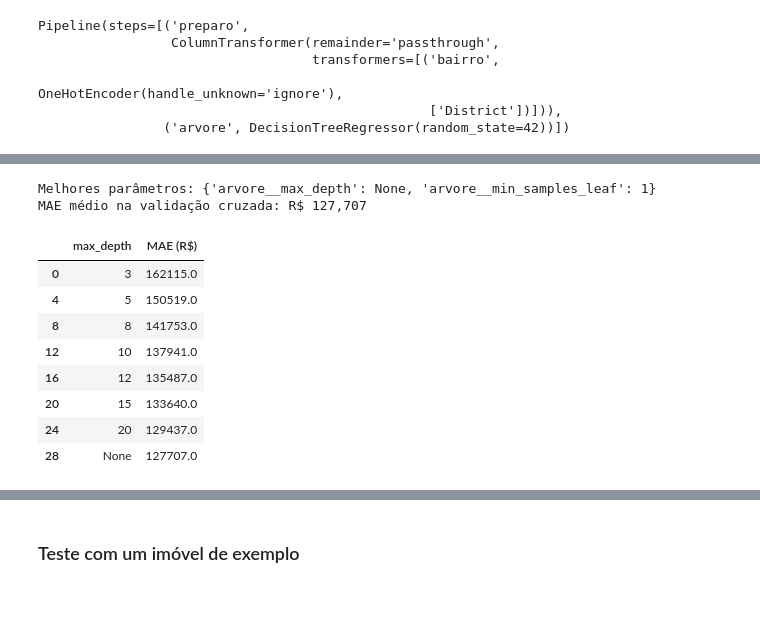
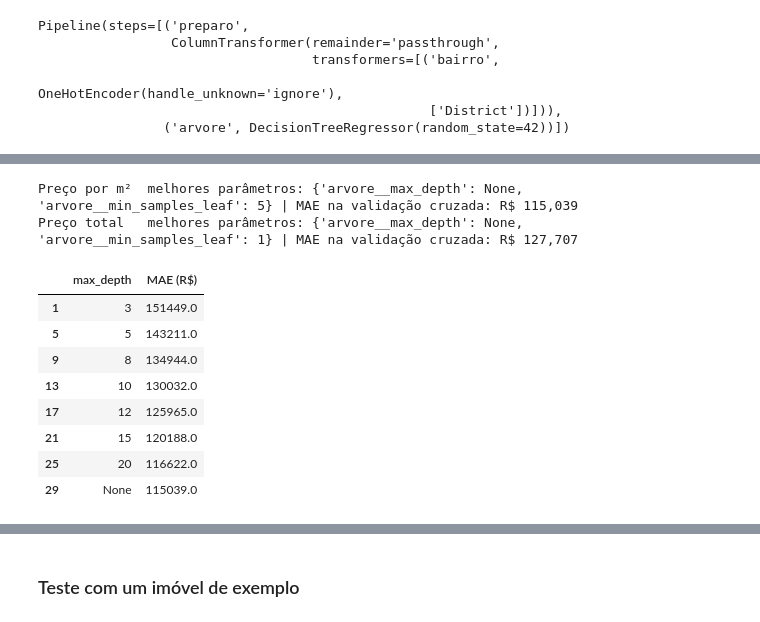
Before and after one commit to matheusmontev/previsao-preco-imoveis, a Jupyter notebook: treino_modelo.ipynb, the cells around one changed output, grey strips where cells are left out. Drawn from its saved outputs; the diff is of its cells as text; code cells hidden in the pictures.

```diff
--- a/treino_modelo.ipynb
+++ b/treino_modelo.ipynb
@@ -91 +115,13 @@ Pipeline(steps=[('preparo',
+# %%
+ALVOS = ["m2", "preco"]
+NOME_ALVO = {"m2": "Preço por m²", "preco": "Preço total"}
+
+def alvo_de(alvo, X, y):
+    """O que a árvore aprende: o preço (alvo 'preco') ou o preço por m² (alvo 'm2')."""
+    return y if alvo == "preco" else y / X["Size"]
+
+def preco_previsto(alvo, modelo, X):
+    """Previsão sempre em reais do preço final: no modelo por m², multiplica pela área."""
+    previsto = modelo.predict(X)
+    return previsto if alvo == "preco" else previsto * X["Size"].to_numpy()
 # %% [markdown]
@@ -105,40 +142,52 @@ A métrica usada para escolher é o **MAE** (erro absoluto médio): em média, q
-# %%
-parametros = {
-    "arvore__max_depth": [3, 5, 8, 10, 12, 15, 20, None],
-    "arvore__min_samples_leaf": [1, 5, 10, 20],
-}
-
-busca = GridSearchCV(
-    modelo,
-    parametros,
-    cv=GroupKFold(n_splits=5),
-    scoring="neg_mean_absolute_error",  # o scikit-learn maximiza, por isso o MAE vem negativo
-)
-busca.fit(X_treino, y_treino, groups=grupos_imovel(X_treino, y_treino))
-
-print("Melhores parâmetros:", busca.best_params_)
-print(f"MAE médio na validação cruzada: R$ {-busca.best_score_:,.0f}")
-# %% [output]
-Melhores parâmetros: {'arvore__max_depth': None, 'arvore__min_samples_leaf': 1}
-MAE médio na validação cruzada: R$ 127,707
+# %%
+PARAMETROS = {
+    "arvore__max_depth": [3, 5, 8, 10, 12, 15, 20, None],
+    "arvore__min_samples_leaf": [1, 5, 10, 20],
+}
+
+def pontuacao(alvo):
+    """Pontuação do GridSearchCV: MAE em reais (negativo, porque o scikit-learn maximiza)."""
+    def erro_em_reais(modelo, X, y_alvo):
+        real = y_alvo if alvo == "preco" else y_alvo * X["Size"]
+        return -mean_absolute_error(real, preco_previsto(alvo, modelo, X))
+    return erro_em_reais
+
+def treinar(alvo, X, y):
+    """Escolhe os parâmetros por validação cruzada e devolve a busca já treinada."""
+    busca = GridSearchCV(
+        novo_modelo(), PARAMETROS,
+        cv=GroupKFold(n_splits=5), scoring=pontuacao(alvo),
+    )
+    busca.fit(X, alvo_de(alvo, X, y), groups=grupos_imovel(X, y))
+    return busca
+
+buscas = {alvo: treinar(alvo, X_treino, y_treino) for alvo in ALVOS}
+
+for alvo, busca in buscas.items():
+    print(f"{NOME_ALVO[alvo]:<13} melhores parâmetros: {busca.best_params_}"
+          f" | MAE na validação cruzada: R$ {-busca.best_score_:,.0f}")
+# %% [output]
+Preço por m²  melhores parâmetros: {'arvore__max_depth': None, 'arvore__min_samples_leaf': 5} | MAE na validação cruzada: R$ 115,039
+Preço total   melhores parâmetros: {'arvore__max_depth': None, 'arvore__min_samples_leaf': 1} | MAE na validação cruzada: R$ 127,707
 # %%
-# Como o erro muda com a profundidade (com o melhor min_samples_leaf)
+# Como o erro do modelo principal muda com a profundidade (com o melhor min_samples_leaf)
+busca = buscas["m2"]
 resultados = pd.DataFrame(busca.cv_results_)
 melhor_folha = busca.best_params_["arvore__min_samples_leaf"]
 tabela = resultados[resultados["param_arvore__min_samples_leaf"] == melhor_folha]
 tabela = tabela[["param_arvore__max_depth", "mean_test_score"]].copy()
 tabela["MAE (R$)"] = (-tabela["mean_test_score"]).round(0)
 tabela[["param_arvore__max_depth", "MAE (R$)"]].rename(columns={"param_arvore__max_depth": "max_depth"})
 # %% [output]
 |  | max_depth | MAE (R$) |
-| 0 | 3 | 162115.0 |
-| 4 | 5 | 150519.0 |
-| 8 | 8 | 141753.0 |
-| 12 | 10 | 137941.0 |
-| 16 | 12 | 135487.0 |
-| 20 | 15 | 133640.0 |
-| 24 | 20 | 129437.0 |
-| 28 | None | 127707.0 |
+| 1 | 3 | 151449.0 |
+| 5 | 5 | 143211.0 |
+| 9 | 8 | 134944.0 |
+| 13 | 10 | 130032.0 |
+| 17 | 12 | 125965.0 |
+| 21 | 15 | 120188.0 |
+| 25 | 20 | 116622.0 |
+| 29 | None | 115039.0 |
 # %% [markdown]
 ## 4. Avaliar nos dados de teste
 
```
Also changed, not shown: parts of 18 cells of this notebook, 3 other files.
